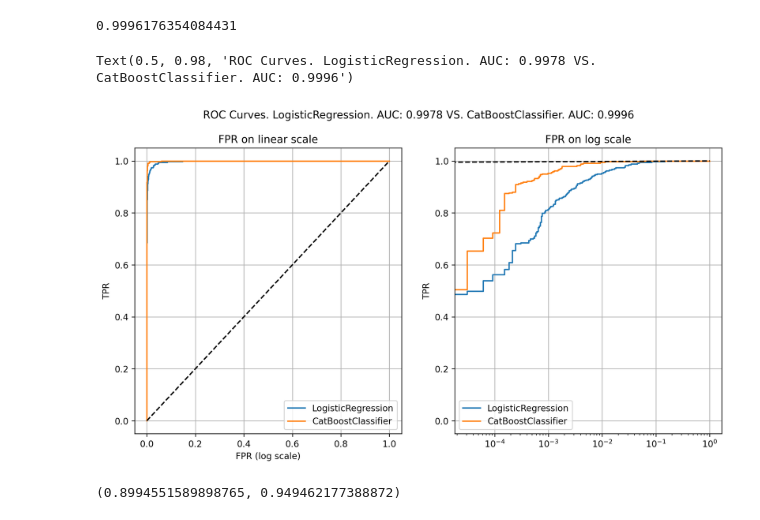
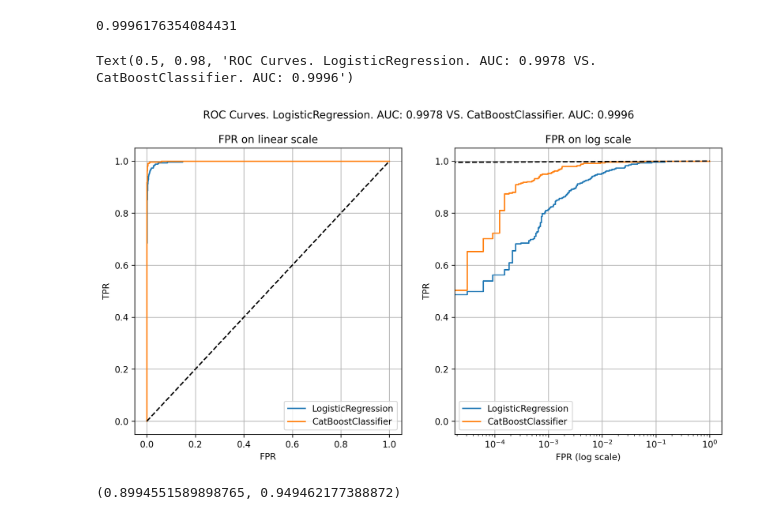
Before and after one commit to groverpr/Machine-Learning, a Jupyter notebook: notebooks/11_Applications_of_different_parts_of_an_ROC_curve.ipynb, the cells around one changed output. Saved outputs shown, nothing was run; the diff lists cells and outputs as text; code cells hidden in the pictures.

Commit message:
Modify plot labels

```diff
--- a/notebooks/11_Applications_of_different_parts_of_an_ROC_curve.ipynb
+++ b/notebooks/11_Applications_of_different_parts_of_an_ROC_curve.ipynb
@@ -502,35 +502,35 @@ fpr_2, tpr_2, thres_2 = roc_curve(y_test, y_hat_2)
 # %%
 fig, (ax, ax2) = plt.subplots(1, 2, figsize=(12,6))
 
 ax.plot(fpr_1, tpr_1, label=f'LogisticRegression')
 ax.plot(fpr_2, tpr_2, label=f'CatBoostClassifier')
 ax.plot([0,1], [0,1], linestyle='--', color='k')
 
 ax.grid()
 ax.legend()
 ax.set_xlabel('FPR')
 ax.set_ylabel('TPR')
 ax.set_title('FPR on linear scale')
 
 
 ## LOG
 ax2.plot(fpr_1, tpr_1, label=f'LogisticRegression')
 ax2.plot(fpr_2, tpr_2, label=f'CatBoostClassifier')
 ax2.plot([0,1], [0,1], linestyle='--', color='k')
 
 ax2.grid()
 # ax.set_xlim(0,1)
 # ax.set_ylim(0,1)
 ax2.set_xscale('log')
 ax2.legend()
-ax.set_xlabel('FPR (log scale)')
+ax2.set_xlabel('FPR (log scale)')
 ax2.set_ylabel('TPR')
 ax2.set_title('FPR on log scale')
 
 plt.suptitle(f'ROC Curves. LogisticRegression. AUC: {auc(fpr_1, tpr_1):0.4f} VS. CatBoostClassifier. AUC: {auc(fpr_2, tpr_2):0.4f}')
 # %% [output]
 Text(0.5, 0.98, 'ROC Curves. LogisticRegression. AUC: 0.9978 VS. CatBoostClassifier. AUC: 0.9996')
-[figure, old version]
+[figure, new version]
 # %%
 fpr_cutoff = 0.01
 idx_1 = np.where(fpr_1>fpr_cutoff)[0].min()
```
